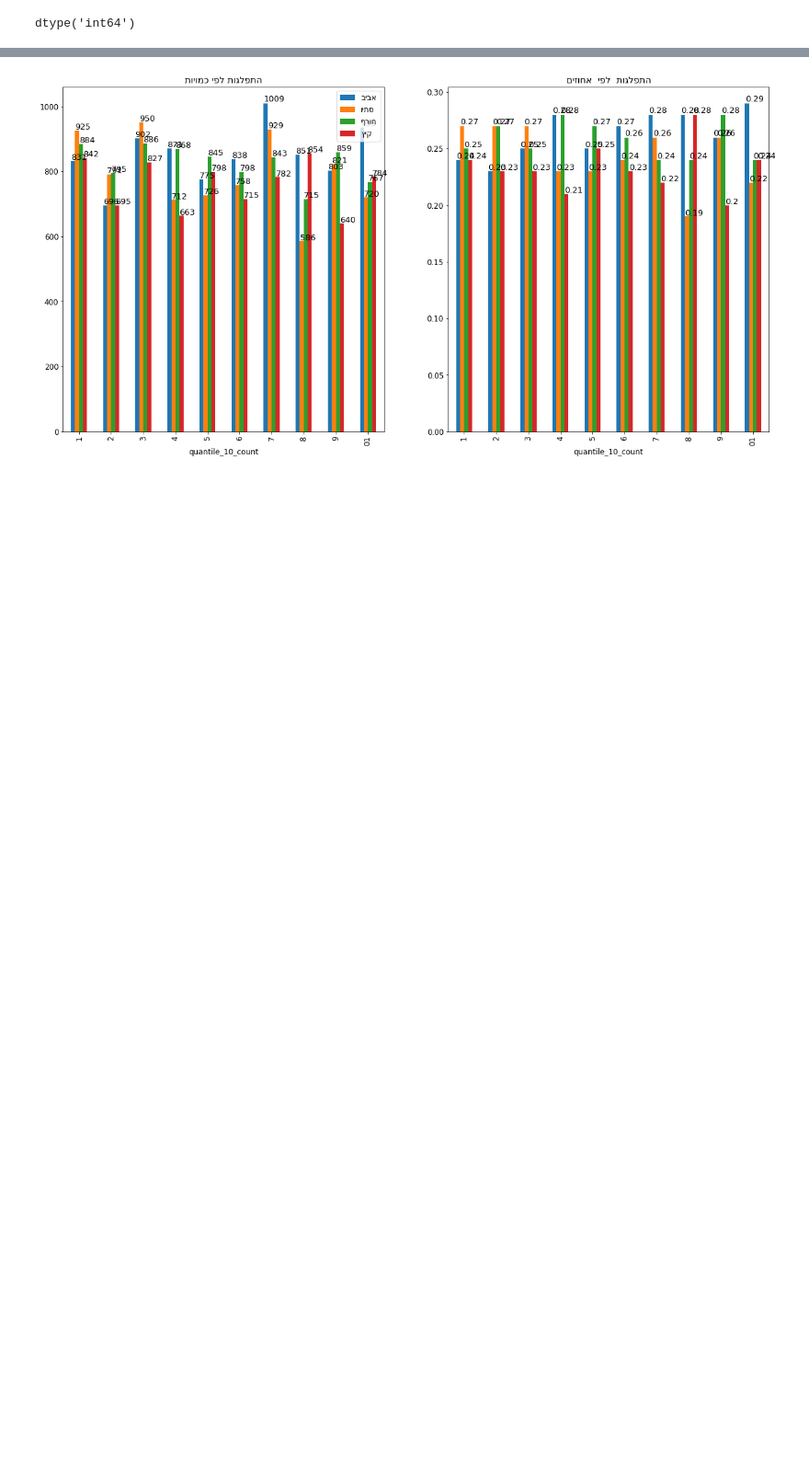
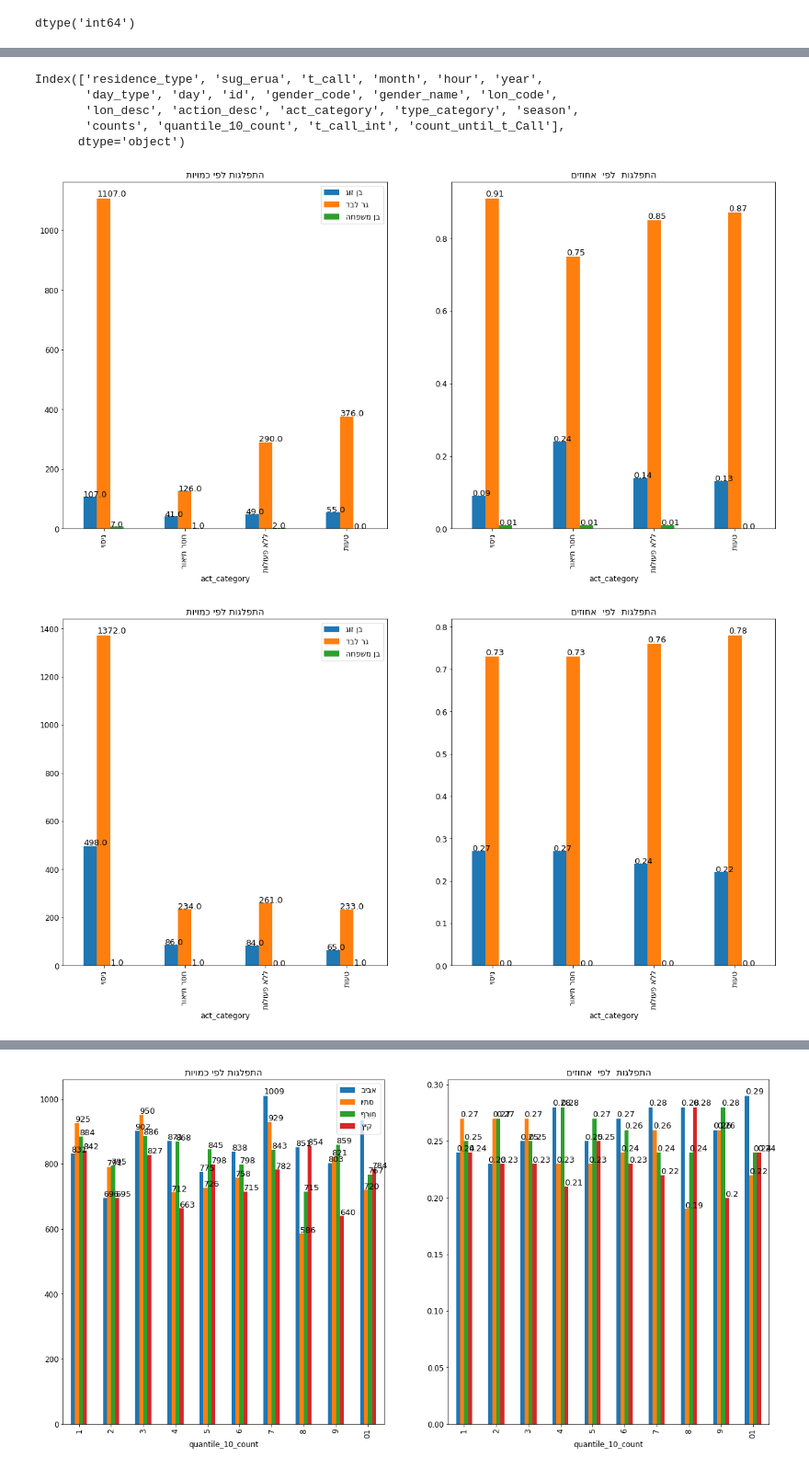
Before and after one commit to yarontal94/final_project, a Jupyter notebook: Untitled.ipynb, the cells around one changed output, grey strips where cells are left out. Shown: that part at 92% size. Cells and saved outputs as stored; diff of their text form; code cells hidden in the pictures; blank space fills up the shorter version.

```diff
--- a/Untitled.ipynb
+++ b/Untitled.ipynb
@@ -351,0 +318,9 @@ df['quantile_10_count'] = pd.qcut(df['counts'],
+# %%
+df['count_until_t_Call']=0
+for index, row in df.iterrows():
+    #if index>4:
+    #    break
+    id=row['id']
+    date=row['t_call_int']
+    val=len(df.loc[(df['id']==id)&(df['t_call_int']<date)])
+    df.loc[index,'count_until_t_Call']=int(val)
@@ -351,0 +336,5 @@ df['quantile_10_count'] = pd.qcut(df['counts'],
+# %%
+act_cat_lev=['ללא פעולות','טעות','ניסוי','חסר תיאור']
+df_lev=df[df['act_category'].isin(act_cat_lev)]
+df_lev_6h=df_lev[df_lev['quantile_10_count'].isin(['8','9','10'])]
+df_lev_3l=df_lev[df_lev['quantile_10_count'].isin(['1','2','3'])]
@@ -351,0 +357,15 @@ df['quantile_10_count'] = pd.qcut(df['counts'],
+# %%
+df_lev.columns
+# %% [output]
+Index(['residence_type', 'sug_erua', 't_call', 'month', 'hour', 'year',
+       'day_type', 'day', 'id', 'gender_code', 'gender_name', 'lon_code',
+       'lon_desc', 'action_desc', 'act_category', 'type_category', 'season',
+       'counts', 'quantile_10_count', 't_call_int', 'count_until_t_Call'],
+      dtype='object')
+# %%
+plots(df_lev_6h,'act_category','lon_desc')
+
+plots(df_lev_3l,'act_category','lon_desc')
+# %% [output]
+[figure, added]
+[figure, added]
```
Also changed, not shown: parts of 37 cells of this notebook.
